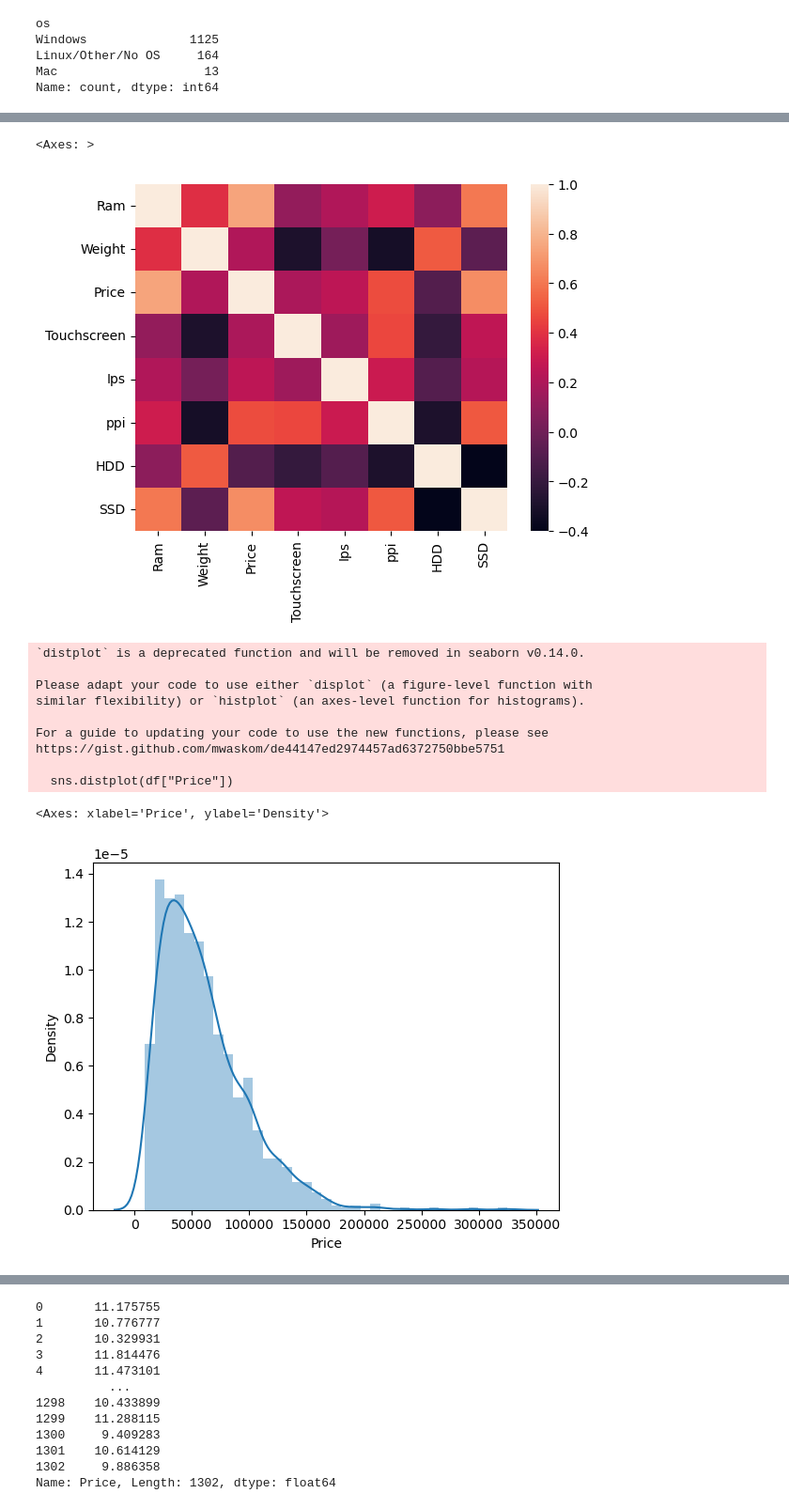
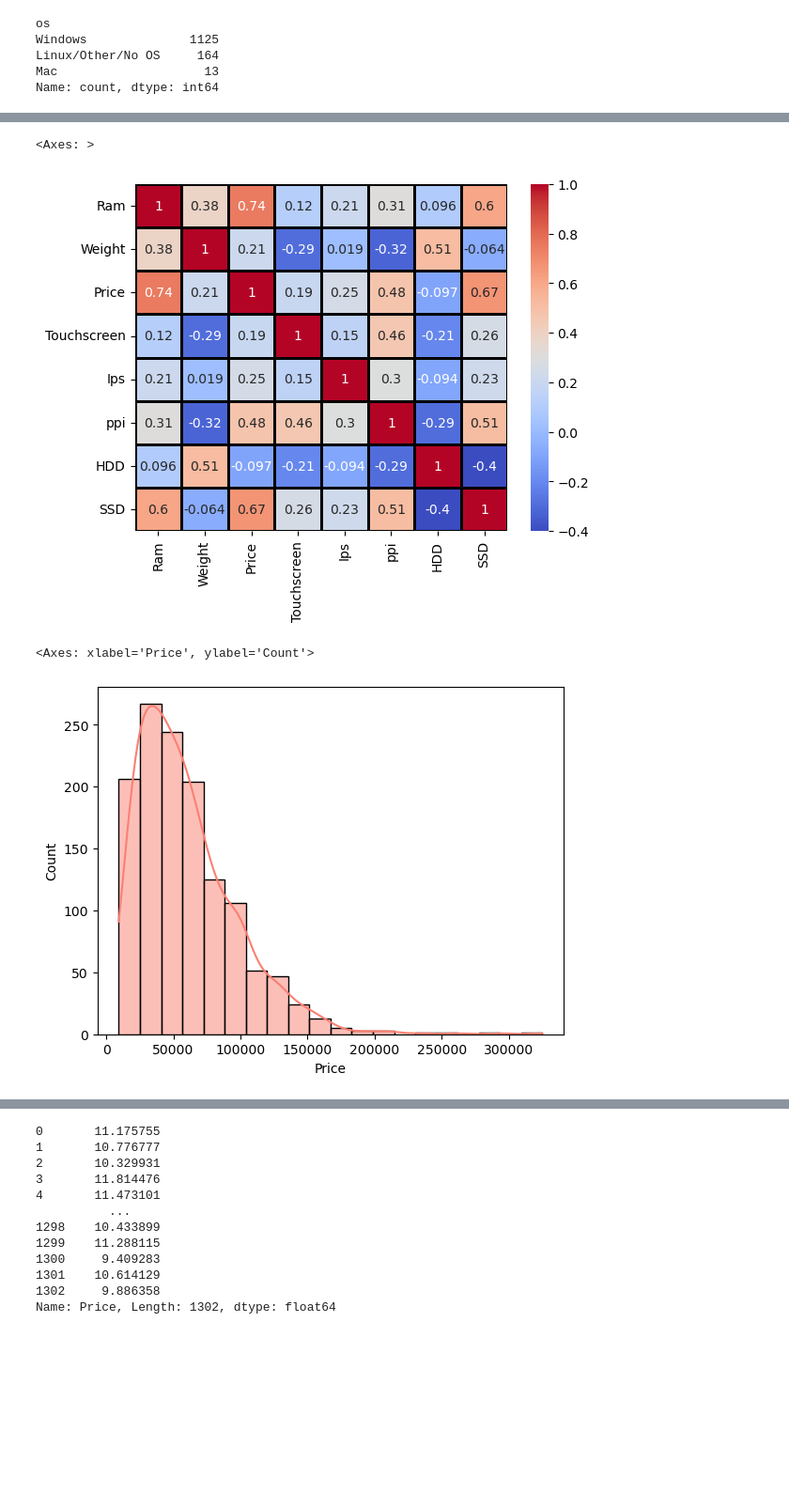
Before and after one commit to bistaprapannabista/laptop_price_prediction, a Jupyter notebook: Laptop Price Prediction.ipynb, the cells around one changed output, grey strips where cells are left out. Shown: that part at 94% size. Cells and saved outputs as stored; diff of their text form; code cells hidden in the pictures; blank space fills up the shorter version.

```diff
--- a/Laptop Price Prediction.ipynb
+++ b/Laptop Price Prediction.ipynb
@@ -550,22 +533,13 @@ plt.show()
 numeric_df = df.select_dtypes(include=[np.number])
 correlations = numeric_df.corr()
 # %%
-sns.heatmap(correlations)
+sns.heatmap(correlations, annot=True, cmap='coolwarm', linewidths=1, linecolor='black')
 # %% [output]
 <Axes: >
-[figure, old version]
+[figure, new version]
 # %%
-sns.distplot(df["Price"])
+sns.histplot(df["Price"], color='salmon', bins=20, kde=True, linewidth=1)
 # %% [output]
-`distplot` is a deprecated function and will be removed in seaborn v0.14.0.
-
-Please adapt your code to use either `displot` (a figure-level function with
-similar flexibility) or `histplot` (an axes-level function for histograms).
-
-For a guide to updating your code to use the new functions, please see
-https://gist.github.com/mwaskom/de44147ed2974457ad6372750bbe5751
-
-  sns.distplot(df["Price"])
+<Axes: xlabel='Price', ylabel='Count'>
-<Axes: xlabel='Price', ylabel='Density'>
-[figure, old version]
+[figure, new version]
 # %%
```
Also changed, not shown: parts of 45 cells of this notebook, 1 other file.
